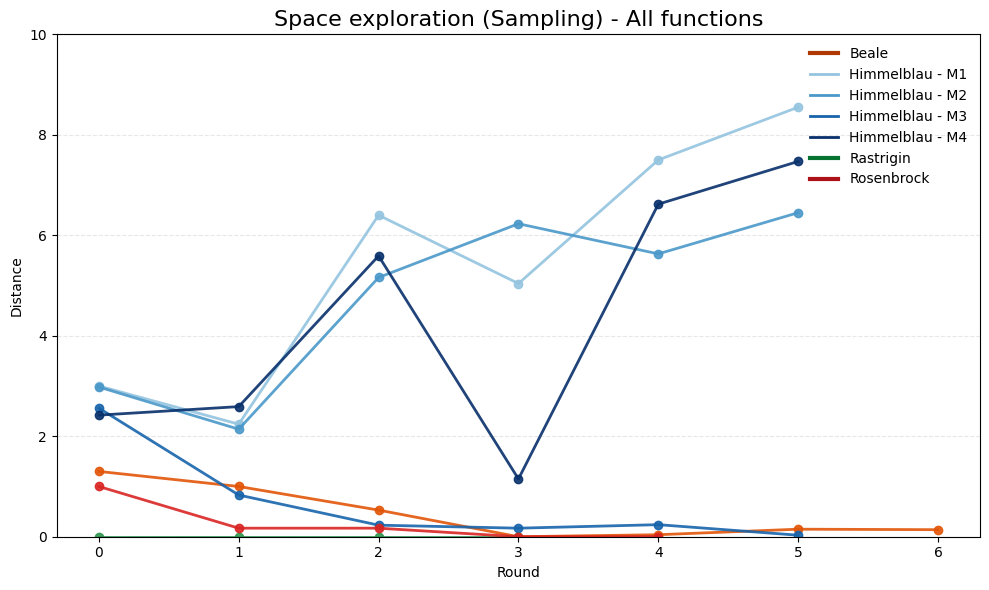
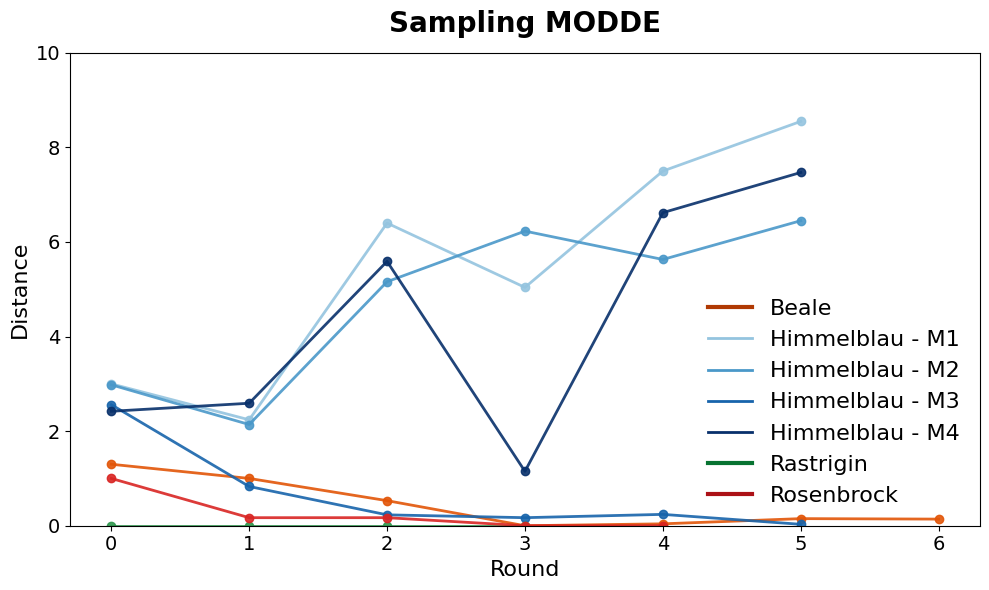
Unified diff of the notebook cell whose output changed from the first chart to the second:
--- before
+++ after
@@ -53,12 +53,14 @@
 
 
-    plt.title('Space exploration (Sampling) - All functions', fontsize=16)
-    plt.xlabel('Round')
-    plt.ylabel('Distance')
-
+    plt.title('Sampling MODDE', fontweight='bold', fontsize=20, pad=15)
+    plt.xlabel('Round', fontsize=16)
+    plt.ylabel('Distance', fontsize=16)
+    plt.xticks(fontsize=14)
+    plt.yticks(fontsize=14)
+    
     plt.ylim(0,10)
 
-    plt.legend(handles=legend_elements, frameon=False)
-    plt.grid(axis='y', linestyle='--', alpha=0.3)
+    plt.legend(handles=legend_elements, frameon=False, fontsize= 16)
+    #plt.grid(axis='y', linestyle='--', alpha=0.3)
 
     plt.tight_layout()

Commit: changes